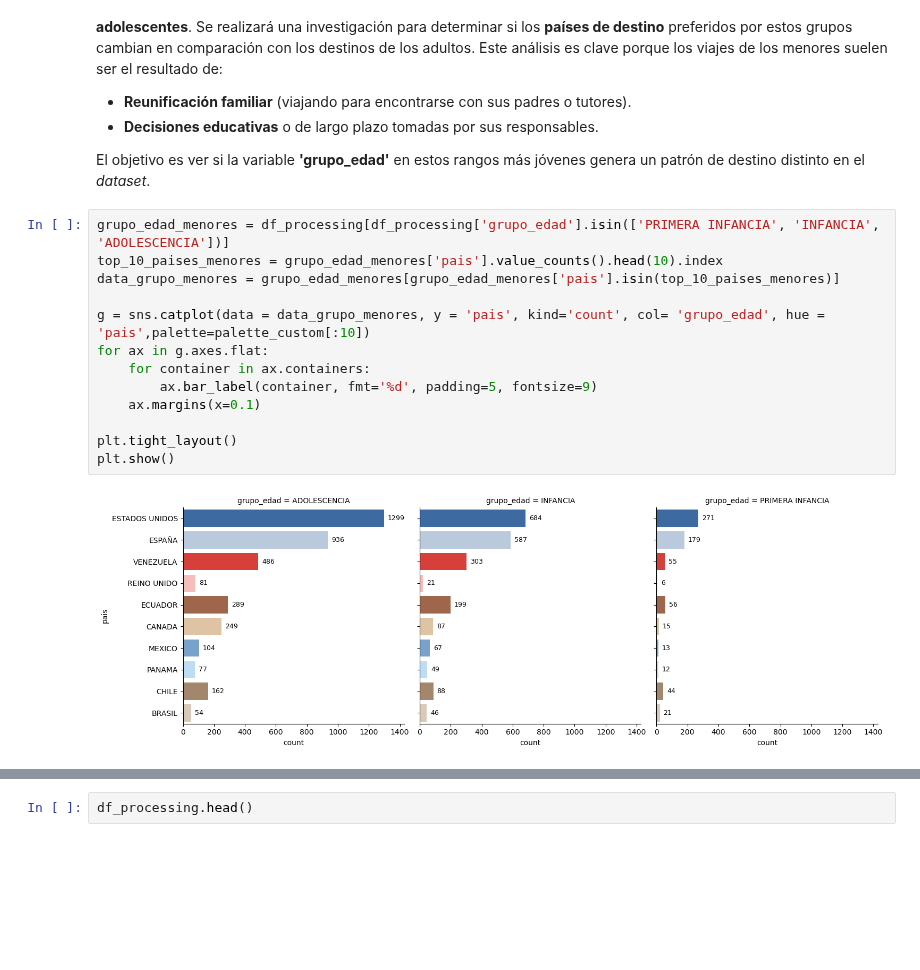
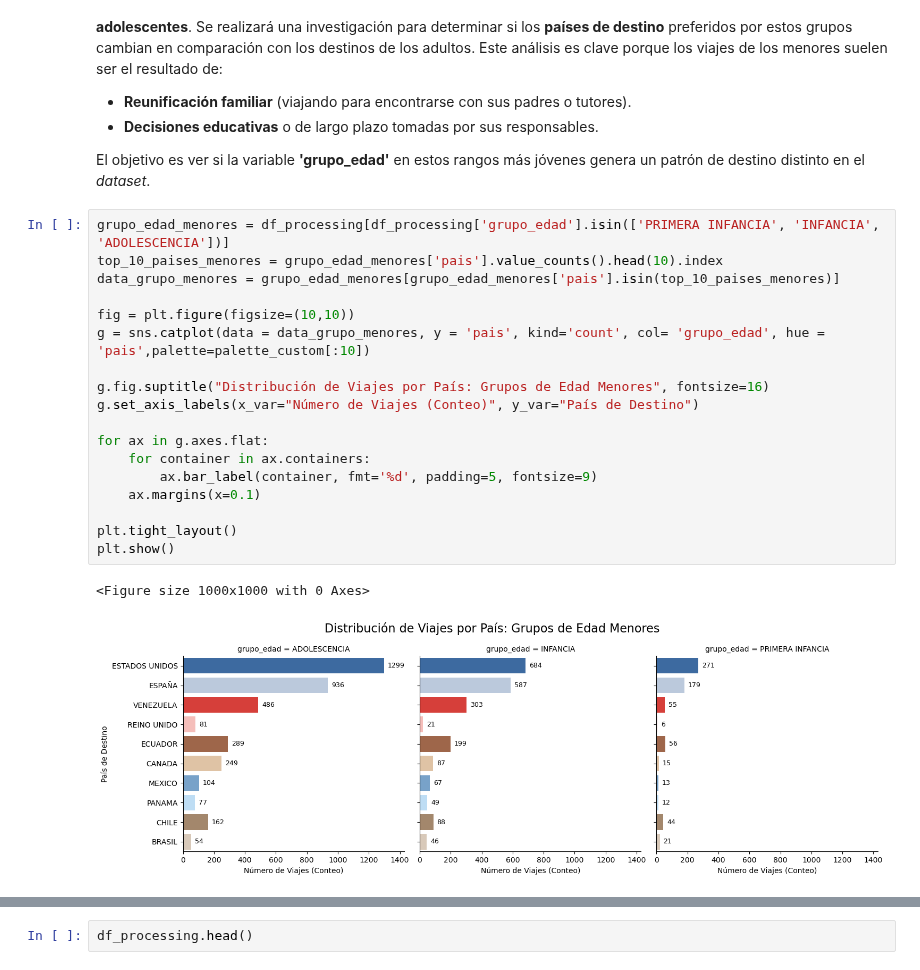
Before and after one commit to AlejandroSegura24/Colombians-migration-data-analysis, a Jupyter notebook: Notebooks/EDA colombians migration.ipynb, the cells around one changed output, grey strips where cells are left out. Saved outputs shown, nothing was run; the diff lists cells and outputs as text; blank space fills up the shorter version.

Commit message:
analisis de menores finalizado e inicio del analisis por etnia de las personas

```diff
--- a/Notebooks/EDA colombians migration.ipynb
+++ b/Notebooks/EDA colombians migration.ipynb
@@ -518,15 +533,21 @@ El objetivo es ver si la variable **'grupo_edad'** en estos rangos más jóvenes
 # %%
 grupo_edad_menores = df_processing[df_processing['grupo_edad'].isin(['PRIMERA INFANCIA', 'INFANCIA', 'ADOLESCENCIA'])]
 top_10_paises_menores = grupo_edad_menores['pais'].value_counts().head(10).index
 data_grupo_menores = grupo_edad_menores[grupo_edad_menores['pais'].isin(top_10_paises_menores)]
 
+fig = plt.figure(figsize=(10,10))
 g = sns.catplot(data = data_grupo_menores, y = 'pais', kind='count', col= 'grupo_edad', hue = 'pais',palette=palette_custom[:10])
+
+g.fig.suptitle("Distribución de Viajes por País: Grupos de Edad Menores", fontsize=16)
+g.set_axis_labels(x_var="Número de Viajes (Conteo)", y_var="País de Destino")
+
 for ax in g.axes.flat:
     for container in ax.containers:
         ax.bar_label(container, fmt='%d', padding=5, fontsize=9)
     ax.margins(x=0.1)
 
 plt.tight_layout()
 plt.show()
 # %% [output]
+<Figure size 1000x1000 with 0 Axes>
-[figure, old version]
+[figure, new version]
```
Also changed, not shown: parts of 3 cells of this notebook.
